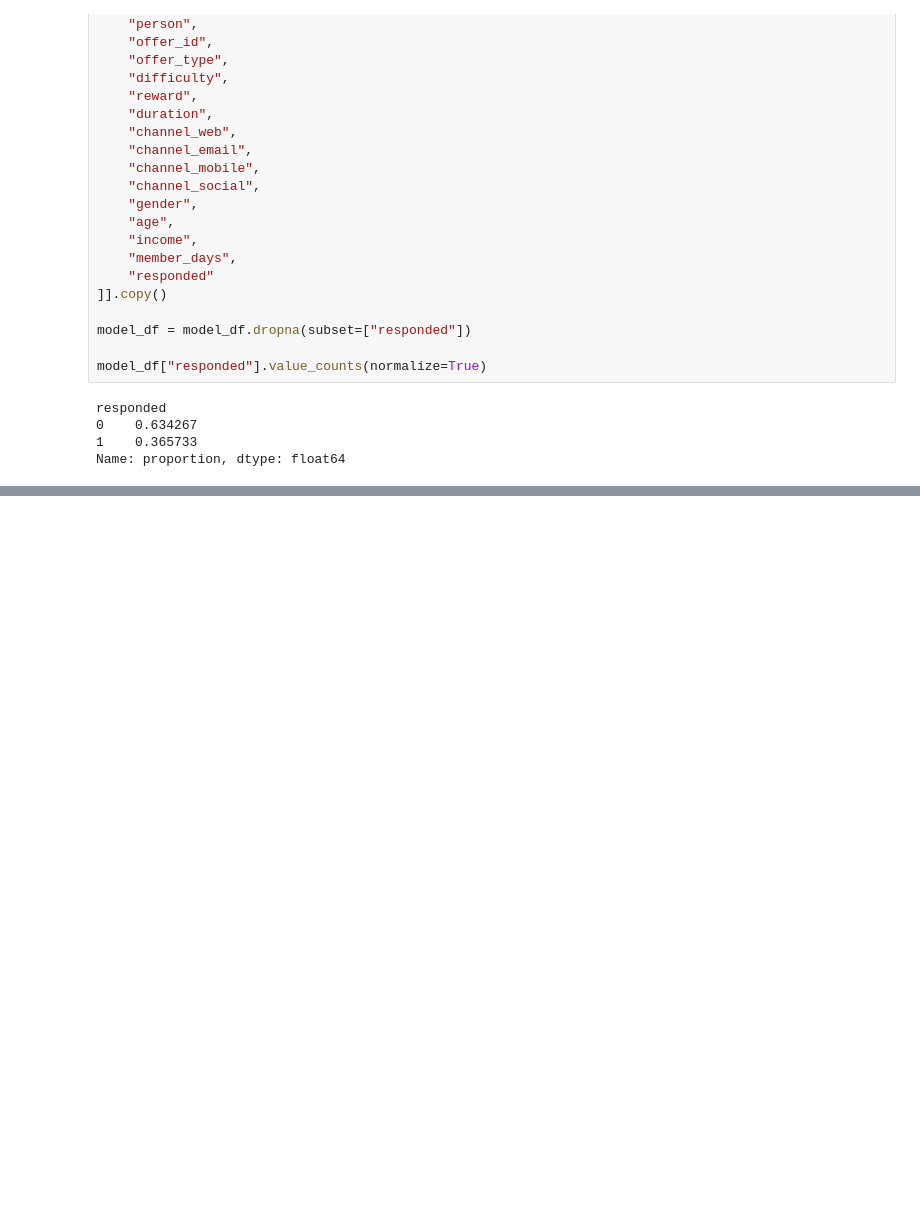
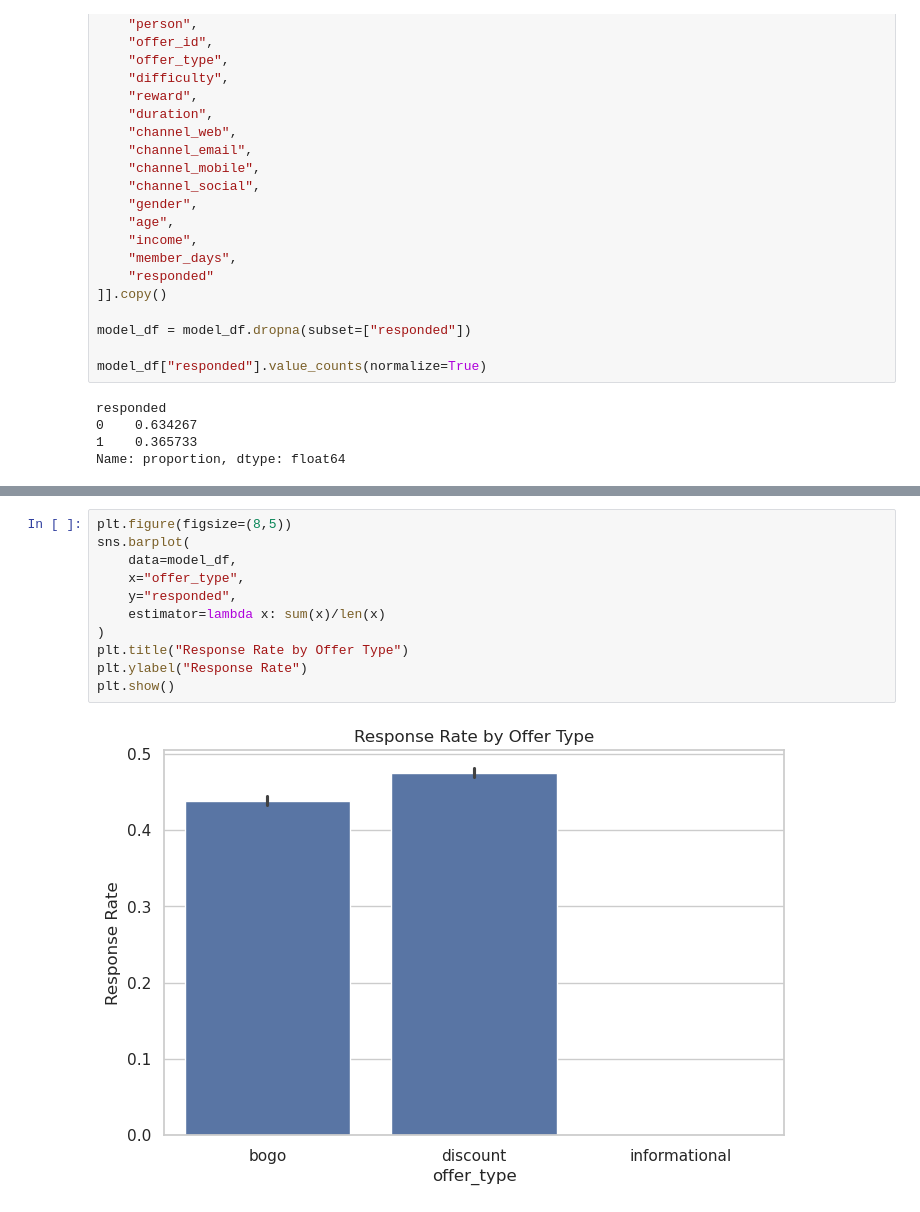
Before and after one commit to shilpamadini/starbucks-promo-response-prediction, a Jupyter notebook: starbucks_promo_response.ipynb, the cells around one changed output, grey strips where cells are left out. Saved outputs shown, nothing was run; the diff lists cells and outputs as text; blank space fills up the shorter version.

```diff
--- a/starbucks_promo_response.ipynb
+++ b/starbucks_promo_response.ipynb
@@ -420,0 +460,13 @@ We will examine:
+# %%
+plt.figure(figsize=(8,5))
+sns.barplot(
+    data=model_df,
+    x="offer_type",
+    y="responded",
+    estimator=lambda x: sum(x)/len(x)
+)
+plt.title("Response Rate by Offer Type")
+plt.ylabel("Response Rate")
+plt.show()
+# %% [output]
+[figure, added]
```
Also changed, not shown: parts of 30 cells of this notebook.
